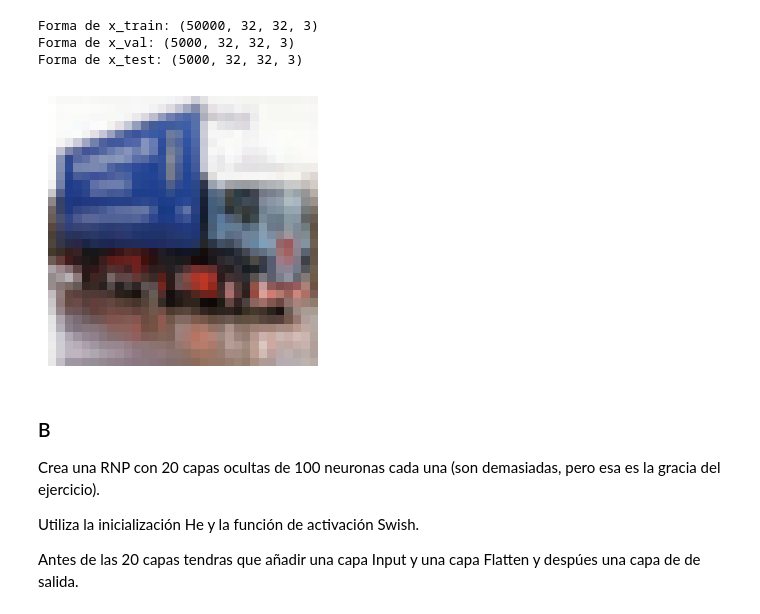
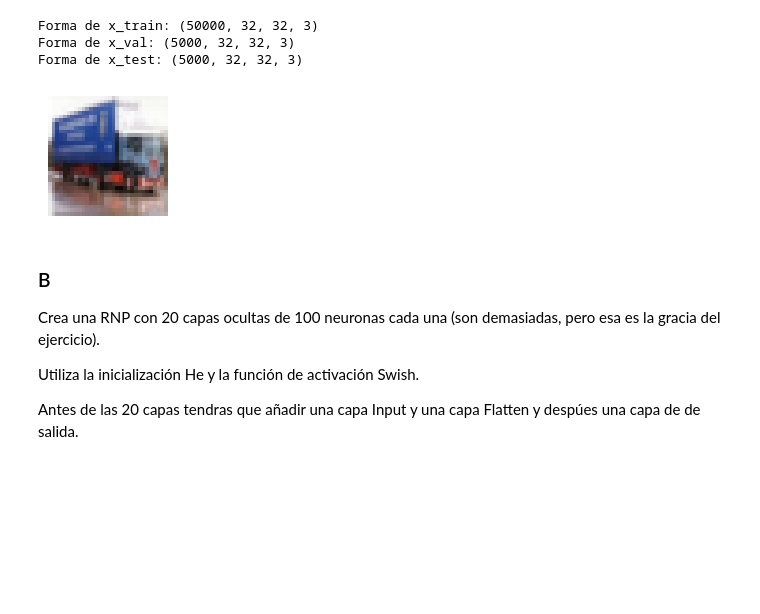
Before and after one commit to xabierguerrero/IABD_2425, a Jupyter notebook: Python_Ejers/SAPA/Deep_Learning/Ejercicios/4_6Ejercicios.ipynb, the cells around one changed output. Cells and saved outputs as stored; diff of their text form; code cells hidden in the pictures; blank space fills up the shorter version.

```diff
--- a/Python_Ejers/SAPA/Deep_Learning/Ejercicios/4_6Ejercicios.ipynb
+++ b/Python_Ejers/SAPA/Deep_Learning/Ejercicios/4_6Ejercicios.ipynb
@@ -54,13 +61,13 @@ Forma de x_train: (50000, 32, 32, 3)
 Forma de x_val: (5000, 32, 32, 3)
 Forma de x_test: (5000, 32, 32, 3)
 # %%
-plt.figure(figsize=(3, 3))
+plt.figure(figsize=(1.5, 1.5))
 plt.imshow(x_train[0])
 plt.axis('off')
 plt.tight_layout()
 plt.show()
 # %% [output]
-[figure, old version]
+[figure, new version]
 # %% [markdown]
 ### B
 Crea una RNP con 20 capas ocultas de 100 neuronas cada una (son demasiadas,
```
Also changed, not shown: parts of 41 cells of this notebook, 4 other files.
